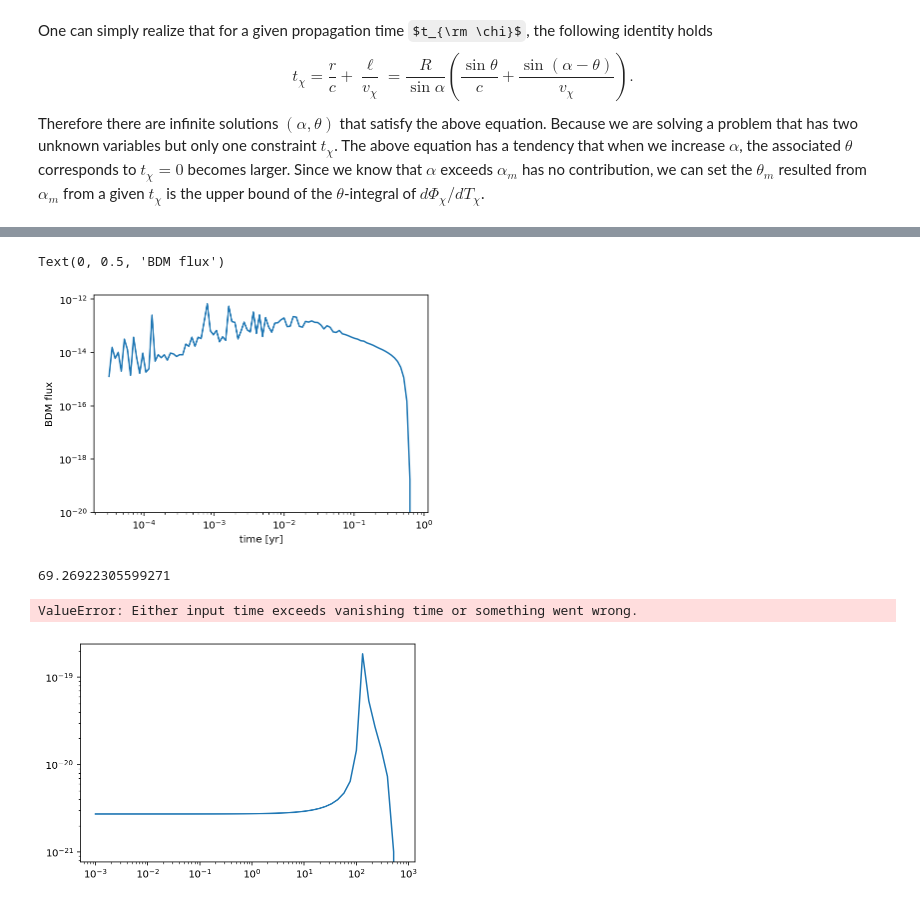
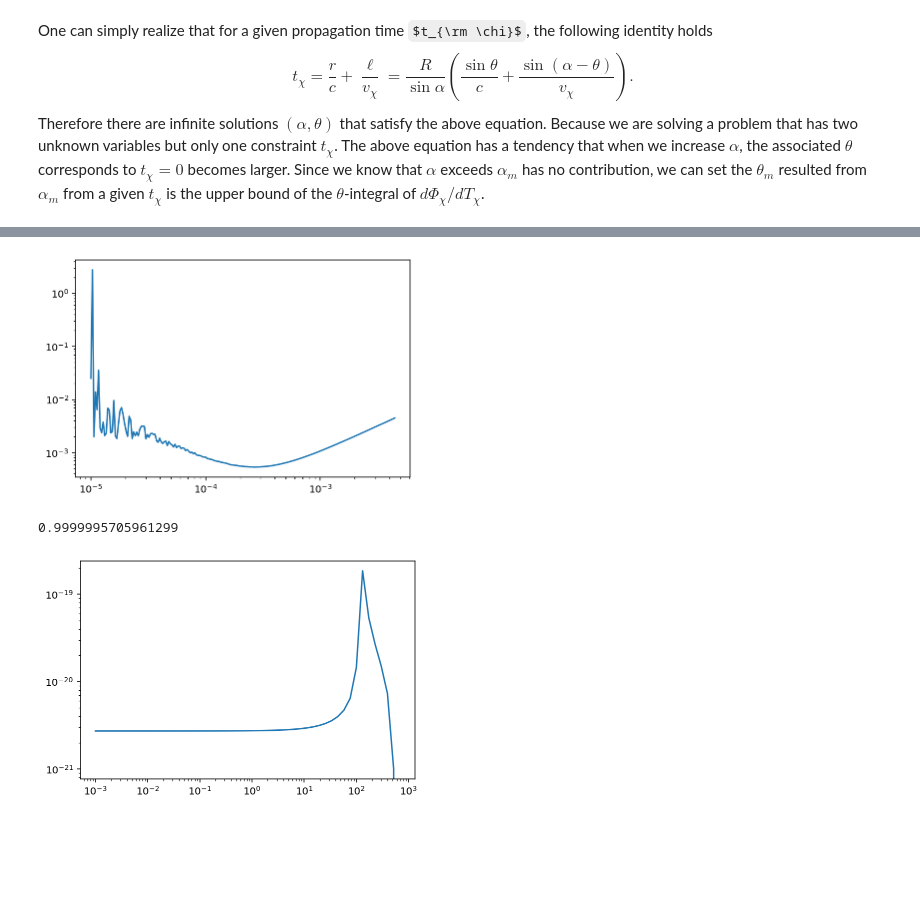
Before and after one commit to yenhsunlin/SNnuBDM, a Jupyter notebook: bdmflux.ipynb, the cells around one changed output, grey strips where cells are left out. Drawn from its saved outputs; the diff is of its cells as text; code cells hidden in the pictures; some formulas as TeX source; blank space fills up the shorter version.

```diff
--- a/bdmflux.ipynb
+++ b/bdmflux.ipynb
@@ -11,15 +12,18 @@ import vegas
 # %%
 # Global constants
 # light speed, cm
-c = 2.99792458e10
+#c = 29979245800
+c=3e10
 # kpc to cm
-kpc2cm = 3.08567758e21
+#kpc2cm = 3.08567758149137e21
+kpc2cm = 3.085e21
 # erg to MeV
 erg2MeV = 624150.913
 # year in seconds
 yr = 31536000
 # Neutrino lumonisity, single specie
 Lv = 3e52/6
+tv = 1.02667e11
 # %% [markdown]
 ## SN neutrino and DM halo profile
 The neutrino number density per energy
@@ -53,13 +57,14 @@ def dnv(r,Ev,Lv=Lv):
     Neutrino flux at r: # per Enu per cm**3 per second
     """
     Lv = Lv*erg2MeV
-    #r = r*kpc2cm
+    r = r*kpc2cm
 
     def _fv(Ev,Tv):
         """
         Fermi-Dirac distribution
         """
         exponent = Ev/Tv - 3
+        # setup a cutoff value when the exponent beyon the validatiy of float64
         if exponent <= 709.782:
             return (1/18.9686)*Tv**(-3)*(Ev**2/(np.exp(exponent)+1))
         else:
@@ -89,7 +94,7 @@ def nx(r,mx,rho=184,rs=24.42):
     ------
     DM number density, #/cm^3 at r
     """
-    rr=r/rs/kpc2cm
+    rr=r/rs
     return (rho/mx)/(rr*(1+rr)**2)
 # %% [markdown]
 ## DM emissivity
@@ -613,0 +845,8 @@ for t in time_ls:
+# %%
+t,Tx,mx=0.1*yr,10,0.01
+theta_m,theta_M = find_theta_bound(t,Tx,mx,R=50)
+theta_ls = np.logspace(np.log10(theta_m),np.log10(theta_M),200)
+bdm_vs_th = []
+#bdm_vs_th_exact = []
+for th in theta_ls:
+    bdm_vs_th.append(bdmflux(t,th,Tx,mx,r_cut=1e-5,R=50))
@@ -613,0 +861,15 @@ for t in time_ls:
+# %%
+Tx,mx,t=10,1e-3,1e-3*yr
+r_ls,l_ls,a_ls,cos_ls,a_leg_ls=[],[],[],[],[]
+vdm = vx(Tx,mx)
+theta_m,theta_M = find_theta_bound(t,Tx,mx)
+theta_ls = np.logspace(np.log10(theta_m),np.log10(theta_M),200)
+for th in theta_ls:
+    l,r,a,_=find_lra(t,th,vdm)
+    _,_,a_leg,_=find_lra(t,th,vdm,legacy=True)
+    l_ls.append(l)
+    r_ls.append(r)
+    a_ls.append(a)
+    a_leg_ls.append(a_leg)
+    cos_ls.append(np.cos(th))
+    #r2_ls.append(r2)
@@ -614,18 +914,7 @@ for t in time_ls:
 # %%
-plt.plot(time_ls/yr,bdm_ls_quad)
+plt.plot(theta_ls,a_ls)
 plt.xscale('log')
 plt.yscale('log')
-plt.ylim(1e-20,)
-plt.xlabel('time [yr]')
-plt.ylabel('BDM flux')
+#plt.ylim(1e-2,3)
 # %% [output]
-Text(0, 0.5, 'BDM flux')
-[figure, old version]
+[figure, new version]
-# %%
-find_tmax(10,0.1)/yr
-# %% [output]
-69.26922305599271
-# %%
-find_theta_bound(70*yr,10,0.1)
-# %% [output]
-ValueError: Either input time exceeds vanishing time or something went wrong.
@@ -645,3 +921,7 @@ for t in time_ls:
+# %%
+np.cos(theta_m)
+# %% [output]
+0.9999995705961299
 # %%
 plt.plot(time_ls/yr,bdm_ls)
 plt.xscale('log')
```
Also changed, not shown: parts of 44 cells of this notebook.
